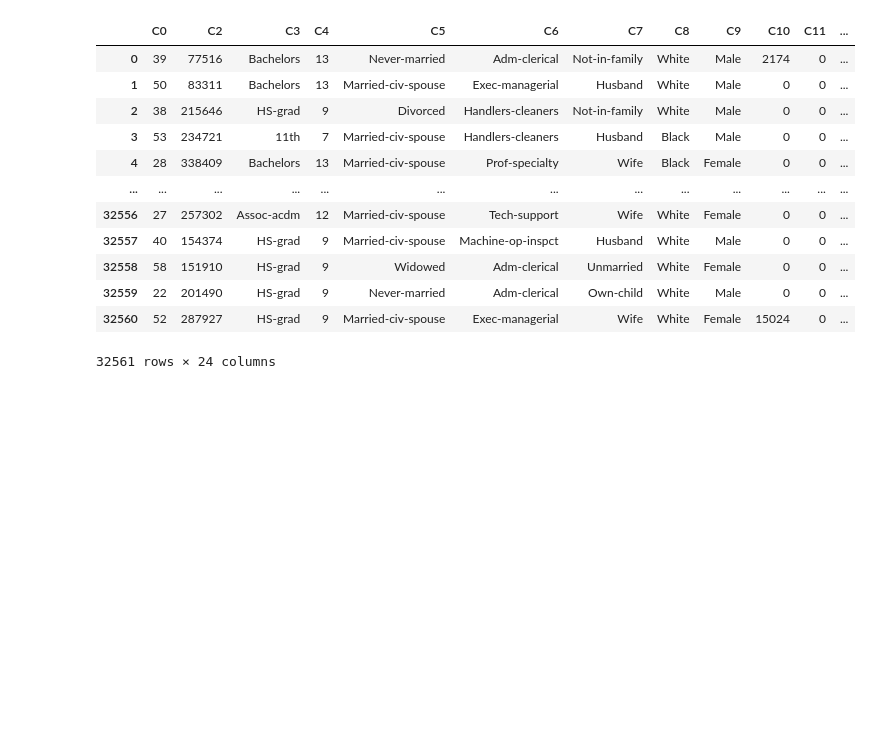
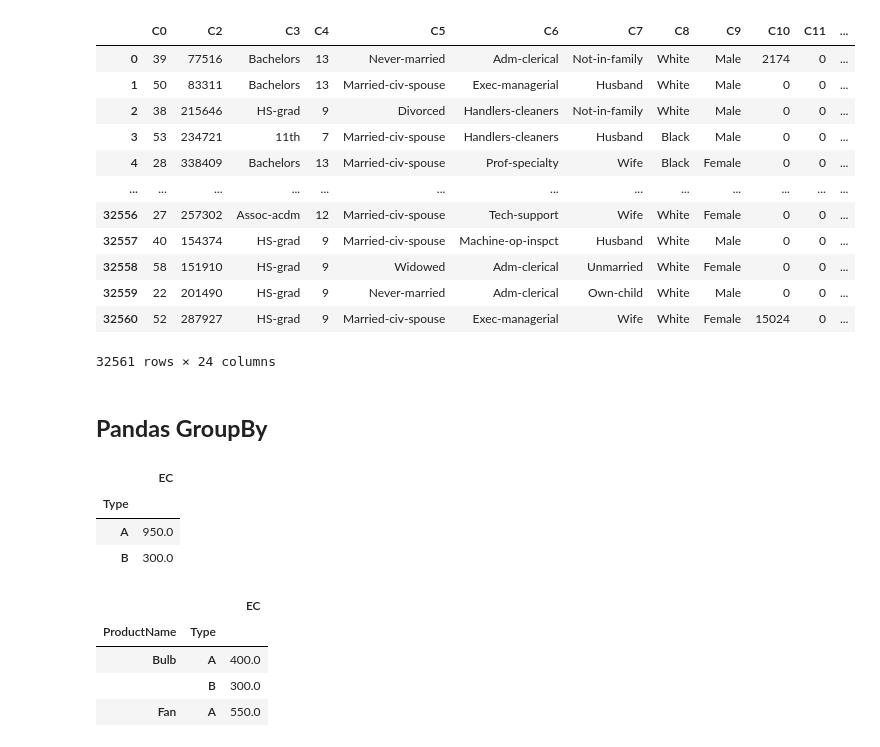
Before and after one commit to tarsojabbes/data-visualization, a Jupyter notebook: Pandas.ipynb, the cells around one changed output. Saved outputs shown, nothing was run; the diff lists cells and outputs as text; code cells hidden in the pictures; blank space fills up the shorter version.

```diff
--- a/Pandas.ipynb
+++ b/Pandas.ipynb
@@ -176,3 +176,24 @@ data
 | 32559 | 22 | 201490 | HS-grad | 9 | Never-married | Adm-clerical | Own-child | White | Male | 0 | 0 | ... |
 | 32560 | 52 | 287927 | HS-grad | 9 | Married-civ-spouse | Exec-managerial | Wife | White | Female | 15024 | 0 | ... |
 32561 rows × 24 columns
+# %% [markdown]
+## **Pandas GroupBy**
+# %%
+dataframe = pd.DataFrame({'ProductName': ['Bulb', 'Bulb', 'Fan', 'Fan'],
+                          'Type': ['A', 'B', 'A', 'A'],
+                          'EC': [400., 300., 250.,300.]})
+# %%
+dataframe.groupby([dataframe.Type]).sum()
+# %% [output]
+|  | EC |
+| Type |  |
+| A | 950.0 |
+| B | 300.0 |
+# %%
+dataframe.groupby([dataframe.ProductName, dataframe.Type]).sum()
+# %% [output]
+|  |  | EC |
+| ProductName | Type |  |
+| Bulb | A | 400.0 |
+|  | B | 300.0 |
+| Fan | A | 550.0 |
```
Also changed, not shown: parts of 13 cells of this notebook.
